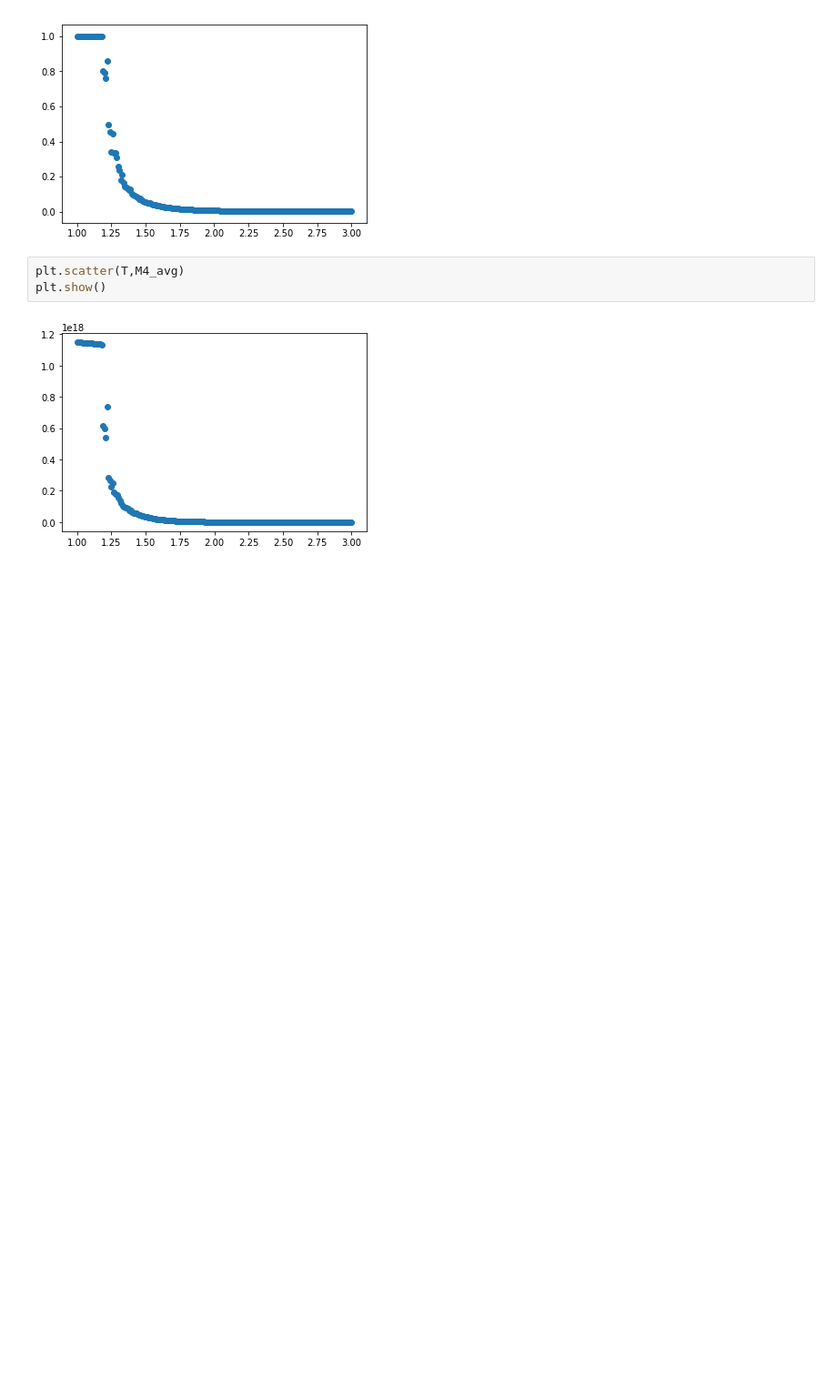
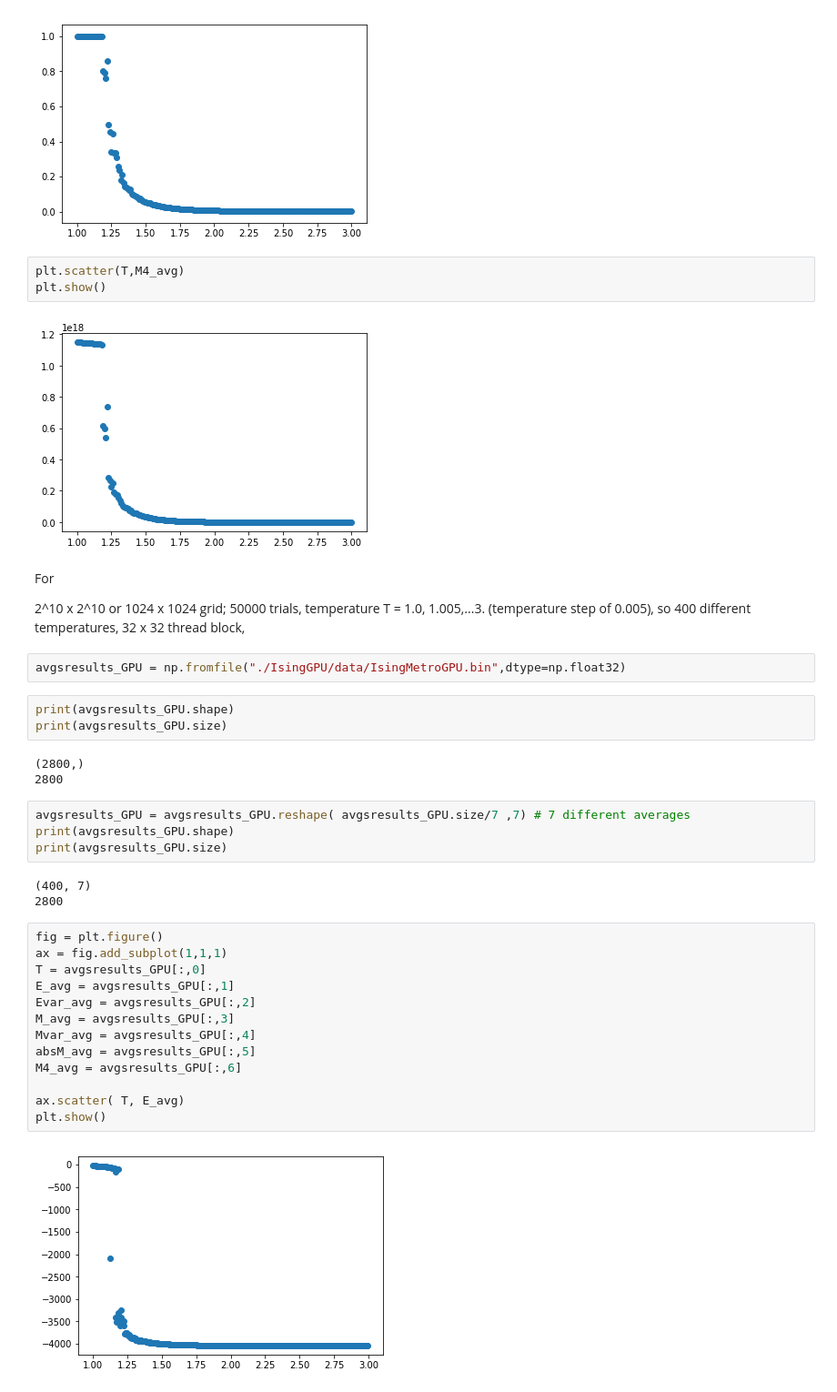
Before and after one commit to ernestyalumni/CompPhys, a Jupyter notebook: Cpp/Ising/ising.ipynb, the cells around one changed output. Shown at 91% size. Drawn from its saved outputs; the diff is of its cells as text; blank space fills up the shorter version.

Commit message:
Added working metropolis

```diff
--- a/Cpp/Ising/ising.ipynb
+++ b/Cpp/Ising/ising.ipynb
@@ -319,3 +321,37 @@ plt.scatter(T,M4_avg)
 plt.show()
 # %% [output]
 [figure]
+# %% [markdown]
+For
+
+2^10 x 2^10 or 1024 x 1024 grid; 50000 trials, temperature T = 1.0, 1.005,...3. (temperature step of 0.005), so 400 different temperatures, 32 x 32 thread block,
+# %%
+avgsresults_GPU = np.fromfile("./IsingGPU/data/IsingMetroGPU.bin",dtype=np.float32)
+# %%
+print(avgsresults_GPU.shape)
+print(avgsresults_GPU.size)
+# %% [output]
+(2800,)
+2800
+# %%
+avgsresults_GPU = avgsresults_GPU.reshape( avgsresults_GPU.size/7 ,7) # 7 different averages
+print(avgsresults_GPU.shape)
+print(avgsresults_GPU.size)
+# %% [output]
+(400, 7)
+2800
+# %%
+fig = plt.figure()
+ax = fig.add_subplot(1,1,1)
+T = avgsresults_GPU[:,0]
+E_avg = avgsresults_GPU[:,1]
+Evar_avg = avgsresults_GPU[:,2]
+M_avg = avgsresults_GPU[:,3]
+Mvar_avg = avgsresults_GPU[:,4]
+absM_avg = avgsresults_GPU[:,5]
+M4_avg = avgsresults_GPU[:,6]
+
+ax.scatter( T, E_avg)
+plt.show()
+# %% [output]
+[figure, added]
```
Also changed, not shown: parts of 34 cells of this notebook, 15 other files.
